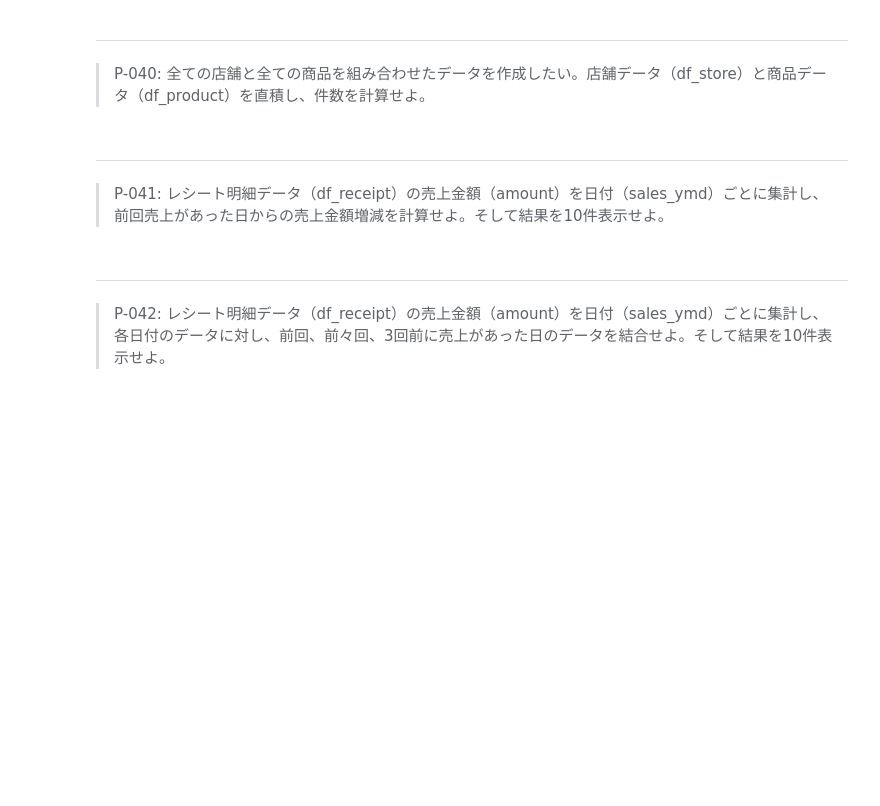
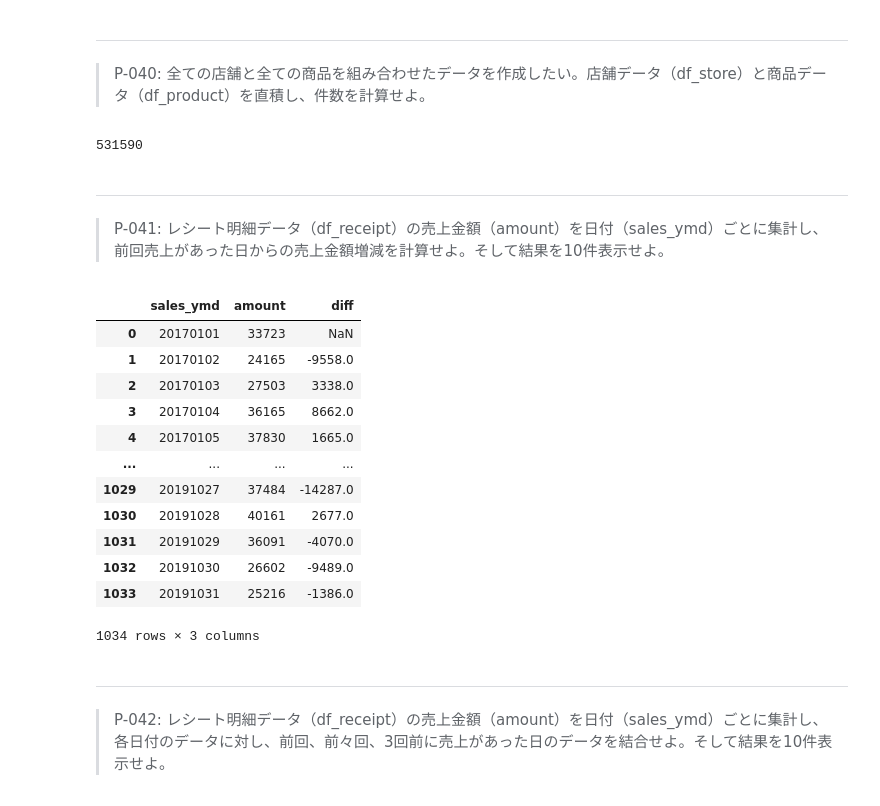
Before and after one commit to Yuki-bach/100knocks-preprocess, a Jupyter notebook: docker/work/preprocess_knock_Python.ipynb, the cells around one changed output. Cells and saved outputs as stored; diff of their text form; code cells hidden in the pictures; blank space fills up the shorter version.

```diff
--- a/docker/work/preprocess_knock_Python.ipynb
+++ b/docker/work/preprocess_knock_Python.ipynb
@@ -790,9 +790,38 @@ pd.merge(df_cnt, df_sum, how='outer', on='customer_id')
 # %% [markdown]
 ---
 > P-040: 全ての店舗と全ての商品を組み合わせたデータを作成したい。店舗データ（df_store）と商品データ（df_product）を直積し、件数を計算せよ。
+# %%
+df_store_tmp = df_store.copy()
+df_product_tmp = df_product.copy()
+
+df_store_tmp['key'] = 0
+df_product_tmp['key'] = 0
+
+merged_df = pd.merge(df_store_tmp, df_product_tmp, how='outer', on='key')
+len(merged_df)
+# %% [output]
+531590
 # %% [markdown]
 ---
 > P-041: レシート明細データ（df_receipt）の売上金額（amount）を日付（sales_ymd）ごとに集計し、前回売上があった日からの売上金額増減を計算せよ。そして結果を10件表示せよ。
+# %%
+daily_sales = df_receipt.groupby('sales_ymd').amount.sum().reset_index().sort_values('sales_ymd')
+daily_sales['diff'] = daily_sales['amount'].diff()
+daily_sales
+# %% [output]
+|  | sales_ymd | amount | diff |
+| 0 | 20170101 | 33723 | NaN |
+| 1 | 20170102 | 24165 | -9558.0 |
+| 2 | 20170103 | 27503 | 3338.0 |
+| 3 | 20170104 | 36165 | 8662.0 |
+| 4 | 20170105 | 37830 | 1665.0 |
+| ... | ... | ... | ... |
+| 1029 | 20191027 | 37484 | -14287.0 |
+| 1030 | 20191028 | 40161 | 2677.0 |
+| 1031 | 20191029 | 36091 | -4070.0 |
+| 1032 | 20191030 | 26602 | -9489.0 |
+| 1033 | 20191031 | 25216 | -1386.0 |
+1034 rows × 3 columns
 # %% [markdown]
 ---
 > P-042: レシート明細データ（df_receipt）の売上金額（amount）を日付（sales_ymd）ごとに集計し、各日付のデータに対し、前回、前々回、3回前に売上があった日のデータを結合せよ。そして結果を10件表示せよ。
```
Also changed, not shown: parts of 2 cells of this notebook.
